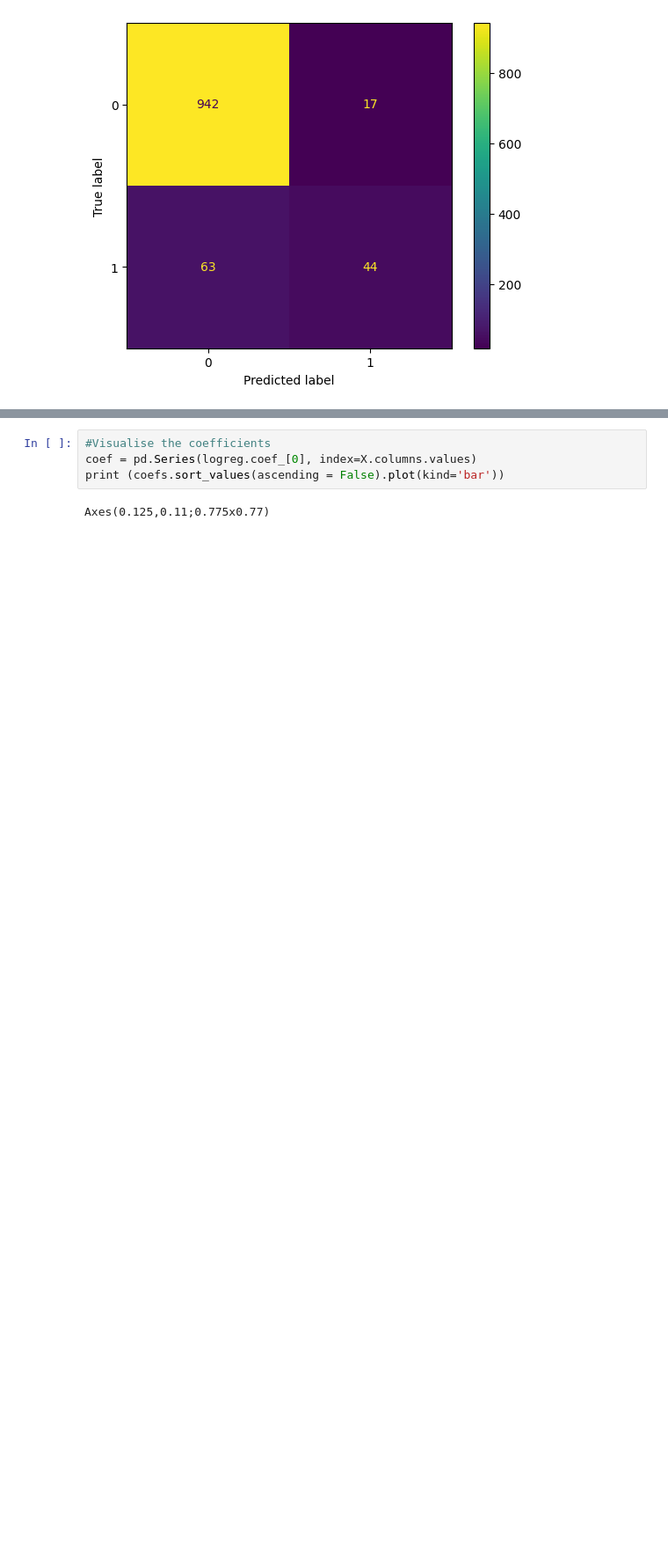
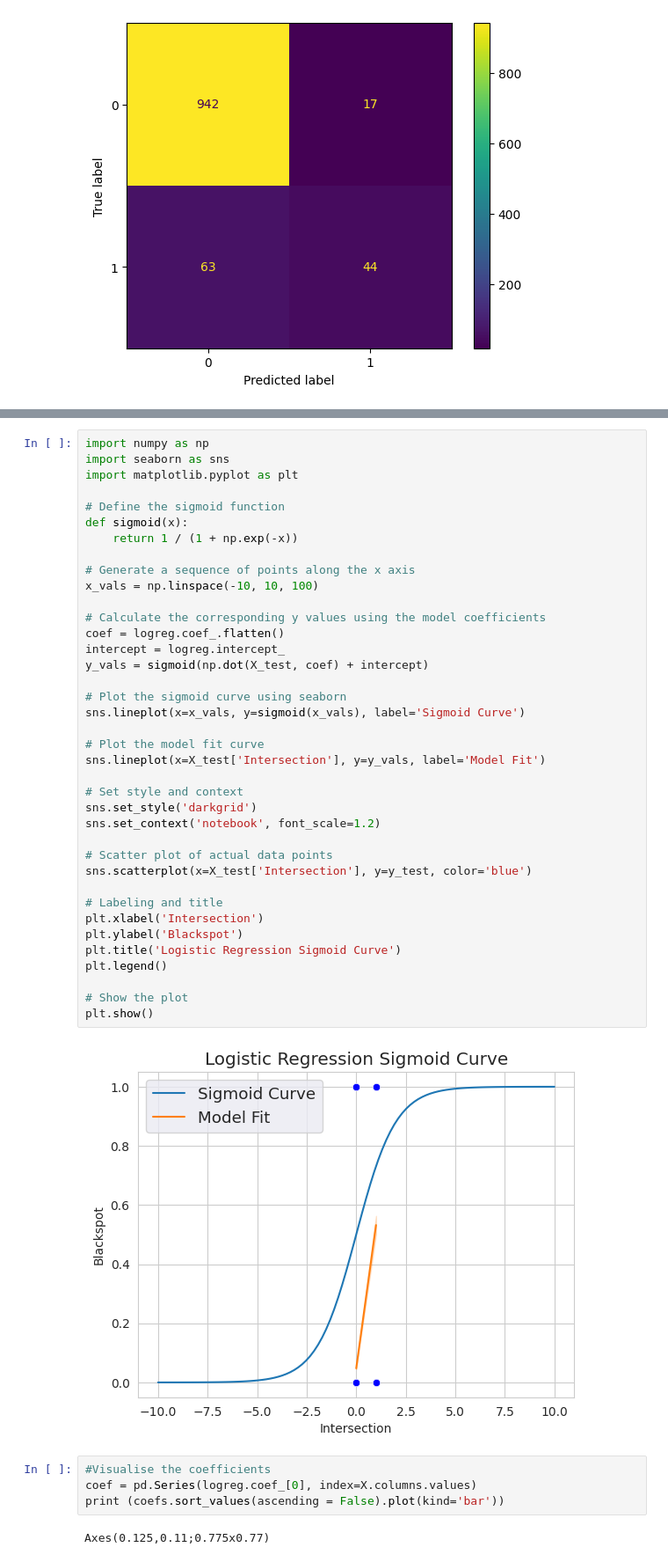
Before and after one commit to ItsSHALINISuresh/ML-in-Business, a Jupyter notebook: MIS710 Assignment/MIS710_A1_Template_T2_2023.ipynb, the cells around one changed output, grey strips where cells are left out. Shown at 88% size. Saved outputs shown, nothing was run; the diff lists cells and outputs as text; blank space fills up the shorter version.

```diff
--- a/MIS710 Assignment/MIS710_A1_Template_T2_2023.ipynb
+++ b/MIS710 Assignment/MIS710_A1_Template_T2_2023.ipynb
@@ -598,3 +579,43 @@ plt.show()
+# %%
+import numpy as np
+import seaborn as sns
+import matplotlib.pyplot as plt
+
+# Define the sigmoid function
+def sigmoid(x):
+    return 1 / (1 + np.exp(-x))
+
+# Generate a sequence of points along the x axis
+x_vals = np.linspace(-10, 10, 100)
+
+# Calculate the corresponding y values using the model coefficients
+coef = logreg.coef_.flatten()
+intercept = logreg.intercept_
+y_vals = sigmoid(np.dot(X_test, coef) + intercept)
+
+# Plot the sigmoid curve using seaborn
+sns.lineplot(x=x_vals, y=sigmoid(x_vals), label='Sigmoid Curve')
+
+# Plot the model fit curve
+sns.lineplot(x=X_test['Intersection'], y=y_vals, label='Model Fit')
+
+# Set style and context
+sns.set_style('darkgrid')
+sns.set_context('notebook', font_scale=1.2)
+
+# Scatter plot of actual data points
+sns.scatterplot(x=X_test['Intersection'], y=y_test, color='blue')
+
+# Labeling and title
+plt.xlabel('Intersection')
+plt.ylabel('Blackspot')
+plt.title('Logistic Regression Sigmoid Curve')
+plt.legend()
+
+# Show the plot
+plt.show()
+# %% [output]
+[figure, added]
 # %%
 #Visualise the coefficients
 coef = pd.Series(logreg.coef_[0], index=X.columns.values)
```
Also changed, not shown: parts of 2 cells of this notebook.
